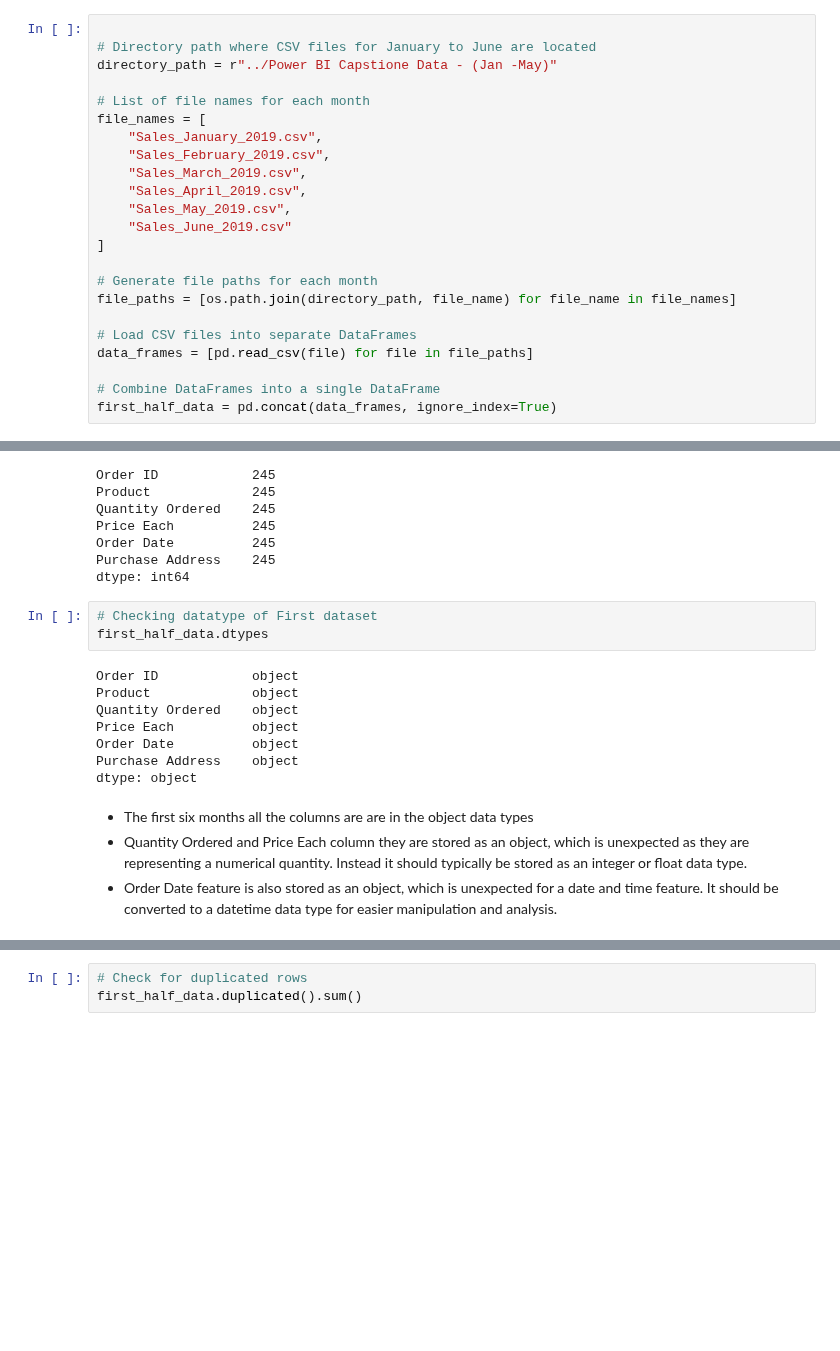
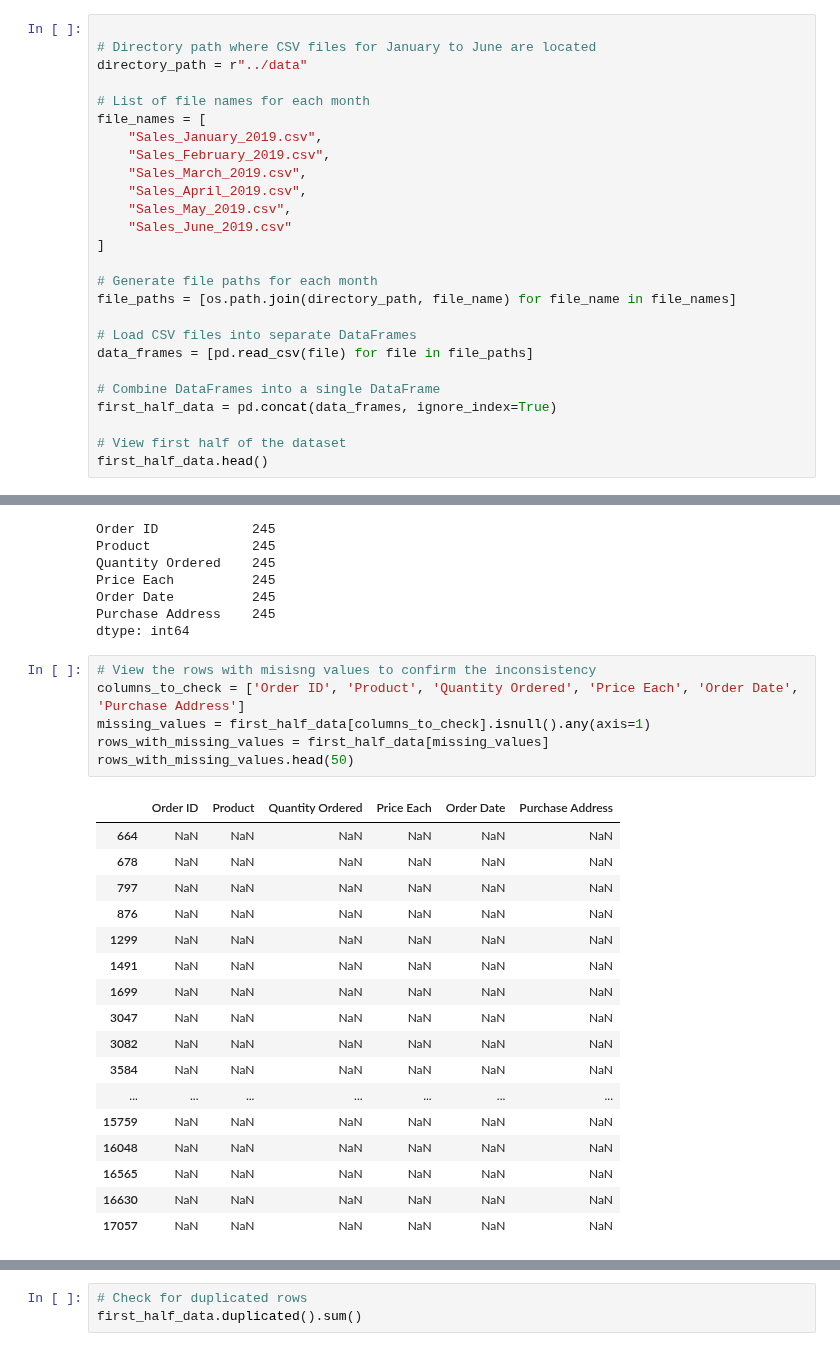
Before and after one commit to pk-aduyaw/Sales-Analysis-with-Power-BI, a Jupyter notebook: Notebook/sales_analysis.ipynb, the cells around one changed output, grey strips where cells are left out. Cells and saved outputs as stored; diff of their text form; blank space fills up the shorter version.

```diff
--- a/Notebook/sales_analysis.ipynb
+++ b/Notebook/sales_analysis.ipynb
@@ -113,7 +115,7 @@ import seaborn as sns
 # %%
 
 # Directory path where CSV files for January to June are located
-directory_path = r"../Power BI Capstione Data - (Jan -May)"
+directory_path = r"../data"
 
 # List of file names for each month
 file_names = [
@@ -133,3 +135,6 @@ data_frames = [pd.read_csv(file) for file in file_paths]
 
 # Combine DataFrames into a single DataFrame
 first_half_data = pd.concat(data_frames, ignore_index=True)
+
+# View first half of the dataset
+first_half_data.head()
@@ -180,18 +227,27 @@ Price Each          245
 Order Date          245
 Purchase Address    245
 dtype: int64
-# %%
-# Checking datatype of First dataset
-first_half_data.dtypes
-# %% [output]
-Order ID            object
-Product             object
-Quantity Ordered    object
-Price Each          object
-Order Date          object
-Purchase Address    object
-dtype: object
-# %% [markdown]
-- The first six months all the columns are are in the object data types
-- Quantity Ordered and Price Each column they are stored as an object, which is unexpected as they are representing a numerical quantity. Instead it should typically be stored as an integer or float data type.
-- Order Date feature is also stored as an object, which is unexpected for a date and time feature. It should be converted to a datetime data type for easier manipulation and analysis.
+# %%
+# View the rows with misisng values to confirm the inconsistency
+columns_to_check = ['Order ID', 'Product', 'Quantity Ordered', 'Price Each', 'Order Date', 'Purchase Address']
+missing_values = first_half_data[columns_to_check].isnull().any(axis=1)
+rows_with_missing_values = first_half_data[missing_values]
+rows_with_missing_values.head(50)
+# %% [output]
+|  | Order ID | Product | Quantity Ordered | Price Each | Order Date | Purchase Address |
+| 664 | NaN | NaN | NaN | NaN | NaN | NaN |
+| 678 | NaN | NaN | NaN | NaN | NaN | NaN |
+| 797 | NaN | NaN | NaN | NaN | NaN | NaN |
+| 876 | NaN | NaN | NaN | NaN | NaN | NaN |
+| 1299 | NaN | NaN | NaN | NaN | NaN | NaN |
+| 1491 | NaN | NaN | NaN | NaN | NaN | NaN |
+| 1699 | NaN | NaN | NaN | NaN | NaN | NaN |
+| 3047 | NaN | NaN | NaN | NaN | NaN | NaN |
+| 3082 | NaN | NaN | NaN | NaN | NaN | NaN |
+| 3584 | NaN | NaN | NaN | NaN | NaN | NaN |
+| ... | ... | ... | ... | ... | ... | ... |
+| 15759 | NaN | NaN | NaN | NaN | NaN | NaN |
+| 16048 | NaN | NaN | NaN | NaN | NaN | NaN |
+| 16565 | NaN | NaN | NaN | NaN | NaN | NaN |
+| 16630 | NaN | NaN | NaN | NaN | NaN | NaN |
+| 17057 | NaN | NaN | NaN | NaN | NaN | NaN |
```
Also changed, not shown: parts of 66 cells of this notebook, 7 other files.
